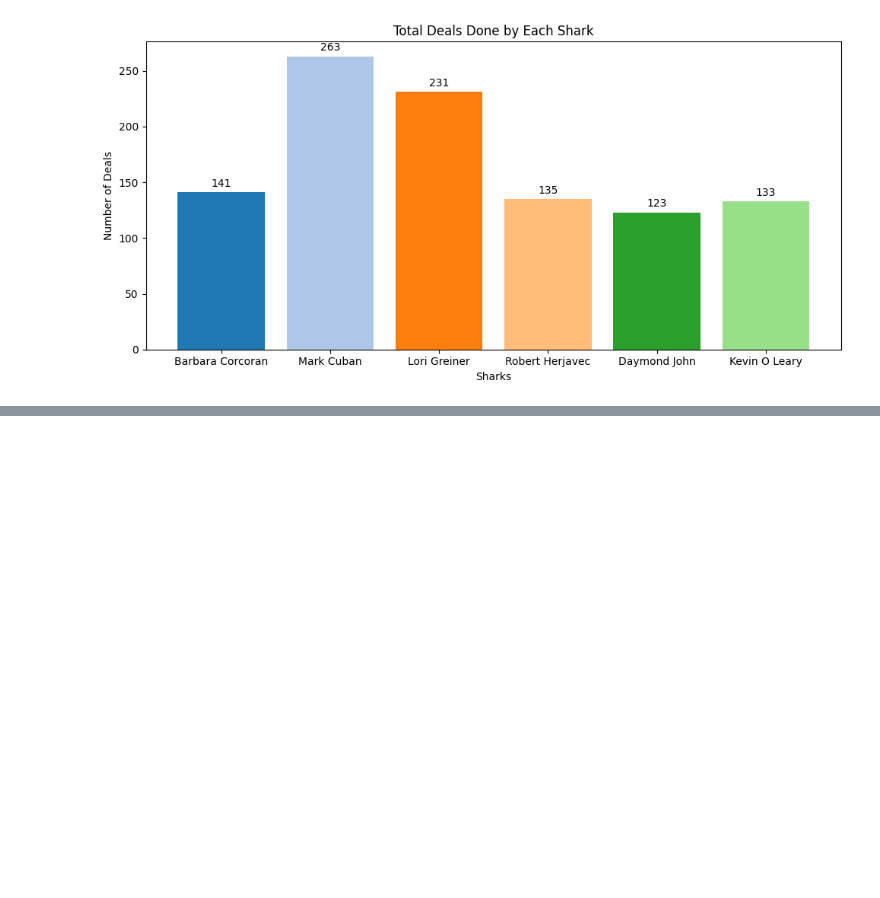
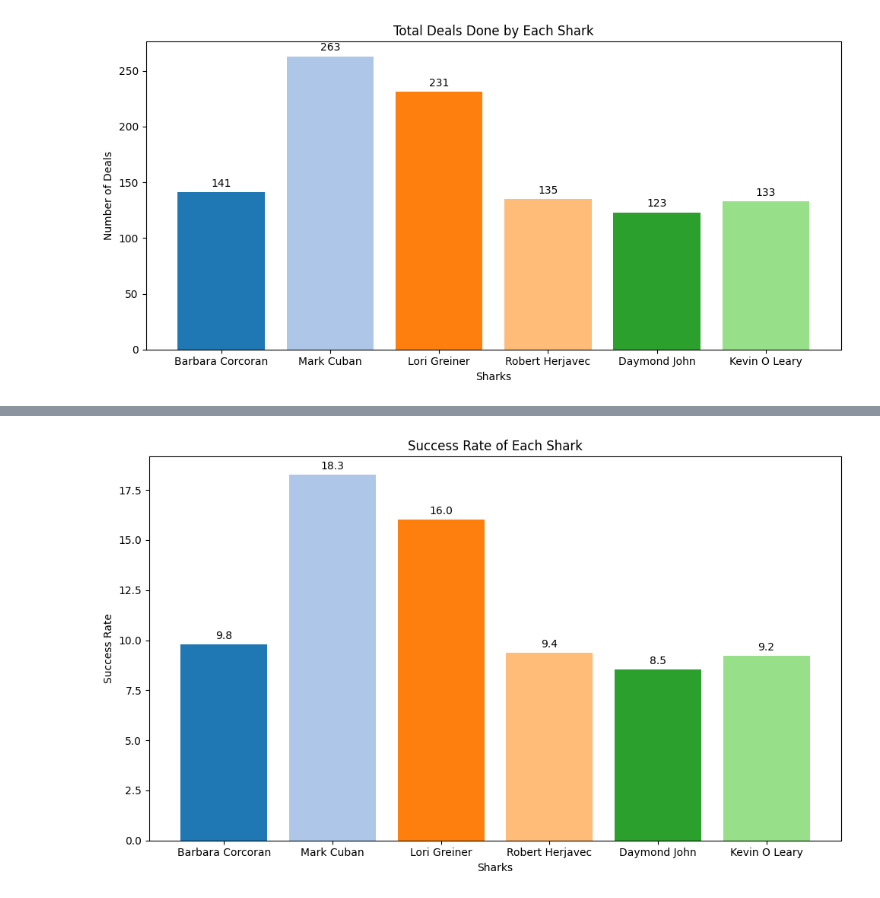
Before and after one commit to Sachin-Rawal091/Shark_Tank_Analysis, a Jupyter notebook: Shark_Tank_Analysis.ipynb, the cells around one changed output, grey strips where cells are left out. Drawn from its saved outputs; the diff is of its cells as text; code cells hidden in the pictures; blank space fills up the shorter version.

Commit message:
success rate chart

```diff
--- a/Shark_Tank_Analysis.ipynb
+++ b/Shark_Tank_Analysis.ipynb
@@ -827,0 +876,41 @@ plt.show()
+# %%
+shark_labels = [
+    'Barbara Corcoran',
+    'Mark Cuban',
+    'Lori Greiner',
+    'Robert Herjavec',
+    'Daymond John',
+    'Kevin O Leary'
+]
+
+total_count = []
+success_rate = []
+
+total_pitches = len(df)
+
+for shark in amount_shark:
+    # Count successful deals for this shark
+    count = df[(df[shark] > 0) & (df['Got Deal'] == 1)].shape[0]
+    total_count.append(count)
+
+    # Calculate success rate for this shark
+    rate = (count / total_pitches) * 100
+    success_rate.append(rate)
+
+colors1 = plt.cm.tab20.colors[:len(shark_labels)]
+
+# Plot
+plt.figure(figsize=(10, 6))
+bars = plt.bar(shark_labels, success_rate, color=colors1)
+
+plt.title("Success Rate of Each Shark")
+plt.xlabel("Sharks")
+plt.ylabel("Success Rate")
+
+# Bar labels
+plt.bar_label(bars, fmt="%0.1f", padding=3)
+
+plt.tight_layout()
+plt.show()
+# %% [output]
+[figure, added]
```
Also changed, not shown: parts of 3 cells of this notebook.
